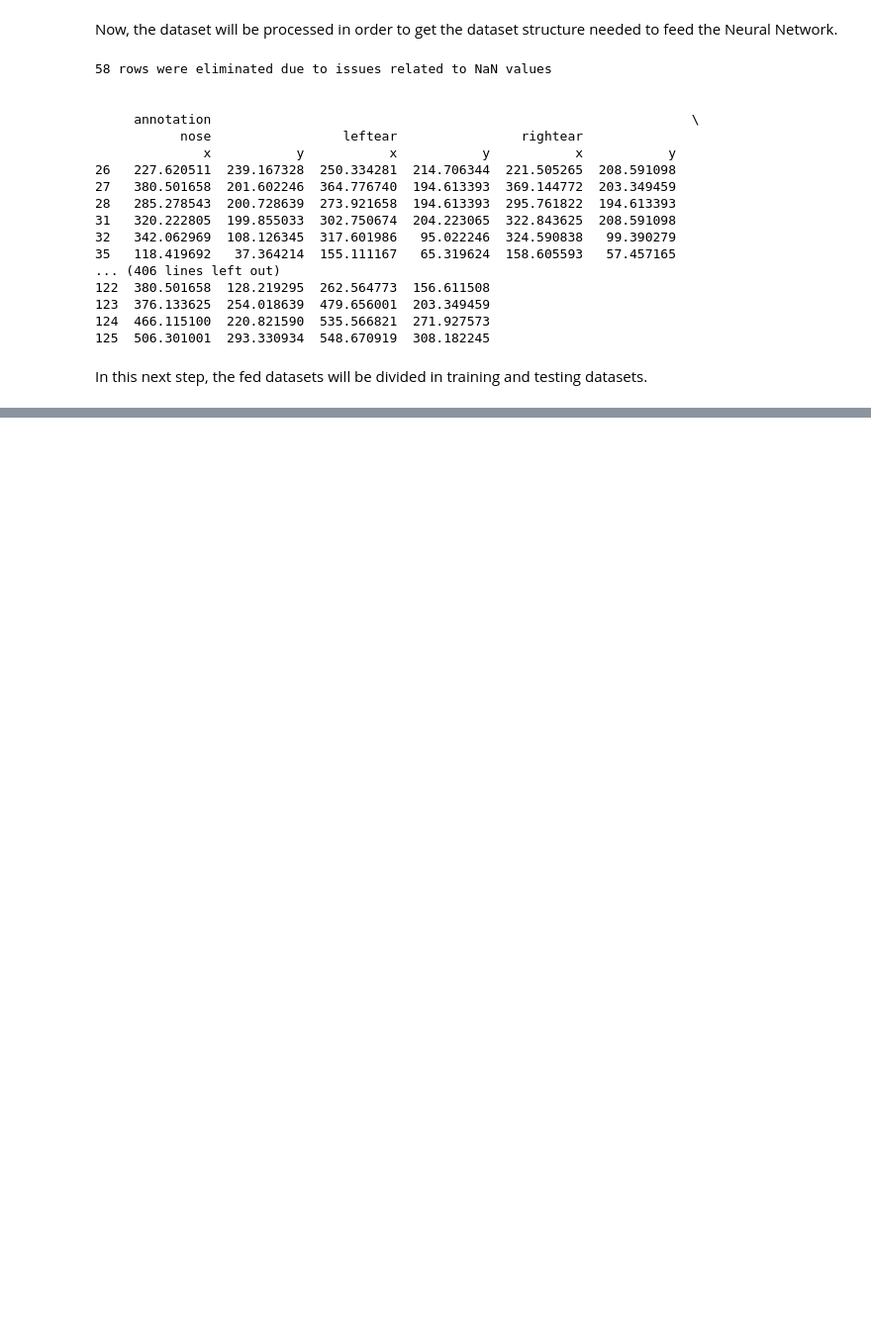
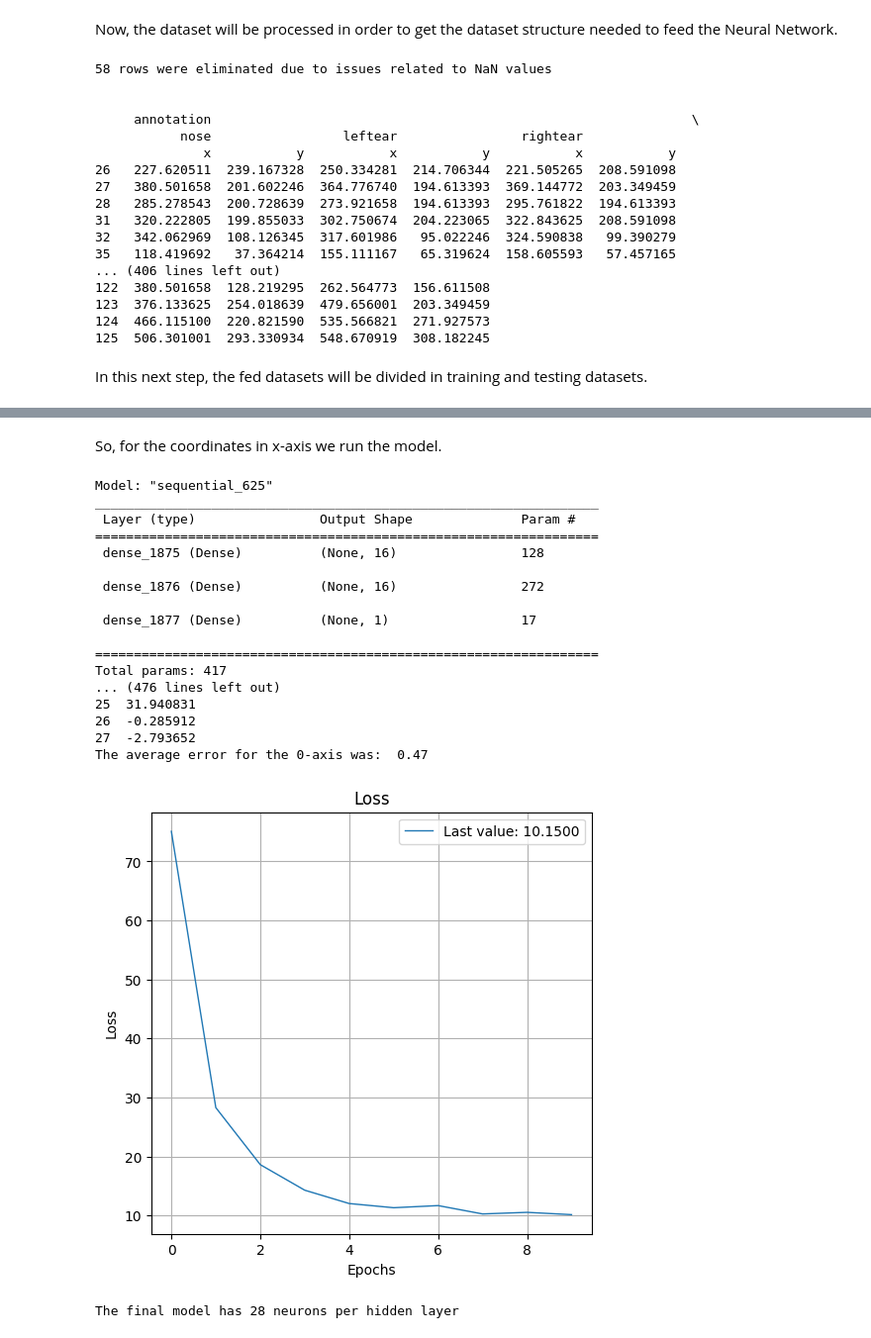
Before and after one commit to ferriitoo/CS584-Machine-Learning, a Jupyter notebook: homework/Julen_Ferro_HW3.ipynb, the cells around one changed output, grey strips where cells are left out. Shown at 99% size. Saved outputs shown, nothing was run; the diff lists cells and outputs as text; code cells hidden in the pictures; blank space fills up the shorter version.

```diff
--- a/homework/Julen_Ferro_HW3.ipynb
+++ b/homework/Julen_Ferro_HW3.ipynb
@@ -148,7 +150,7 @@ y_2d = pd.concat([x_cg, y_cg], axis = 1)
 
 in_x_train, in_x_test, out_x_train, out_x_test = train_test_split(df_x, x_cg, test_size = coef)
 in_y_train, in_y_test, out_y_train,  out_y_test = train_test_split(df_y, y_cg, test_size = coef)
-in_2d_train, in_2d_test, out_2d_train, out_2d_test = train_test_split(df, y_2d, test_size = coef)
+in_2d_train, in_2d_test, out_2d_train, out_2d_test = train_test_split(df['annotation'], y_2d, test_size = coef)
 
 # just checking if the split is done properly according to the established 0.2 coefficient
 
@@ -227,0 +264,22 @@ _________________________________________________________________
+# %%
+output = 2
+
+neurons = 32
+epoch = 10
+
+threshold = 0.1
+err = threshold + 1.0
+errores = [err, err]
+
+while(avg_error > threshold):
+    results = run(in_2d_train, out_2d_train, in_2d_test, out_2d_test, neurons, output, epoch)
+    errores = results[0]
+    avg_error = np.mean(np.array(errores))
+    neurons += 2
+    losses = results[1]
+
+show_history(losses)
+plot_history(losses)
+plt.close()
+
+print("The final model has {} neurons per hidden layer".format(neurons))
@@ -227,0 +307,39 @@ _________________________________________________________________
+# %% [markdown]
+So, for the coordinates in x-axis we run the model.
+# %%
+
+neurons = int(neurons / 2)
+output = 1
+
+
+while(errores[0] > threshold):
+    results = run(in_x_train, out_x_train, in_x_test, out_x_test, neurons, output, epoch)
+    errores = results[0]
+    neurons += 2
+    losses = results[1]
+
+show_history(losses)
+plot_history(losses)
+plt.close()
+
+print("The final model has {} neurons per hidden layer".format(neurons))
+# %% [output]
+Model: "sequential_625"
+_________________________________________________________________
+ Layer (type)                Output Shape              Param #
+=================================================================
+ dense_1875 (Dense)          (None, 16)                128
+
+ dense_1876 (Dense)          (None, 16)                272
+
+ dense_1877 (Dense)          (None, 1)                 17
+
+=================================================================
+Total params: 417
+... (476 lines left out)
+25  31.940831
+26  -0.285912
+27  -2.793652
+The average error for the 0-axis was:  0.47
+[figure, added]
+The final model has 28 neurons per hidden layer
```
Also changed, not shown: parts of 18 cells of this notebook.
